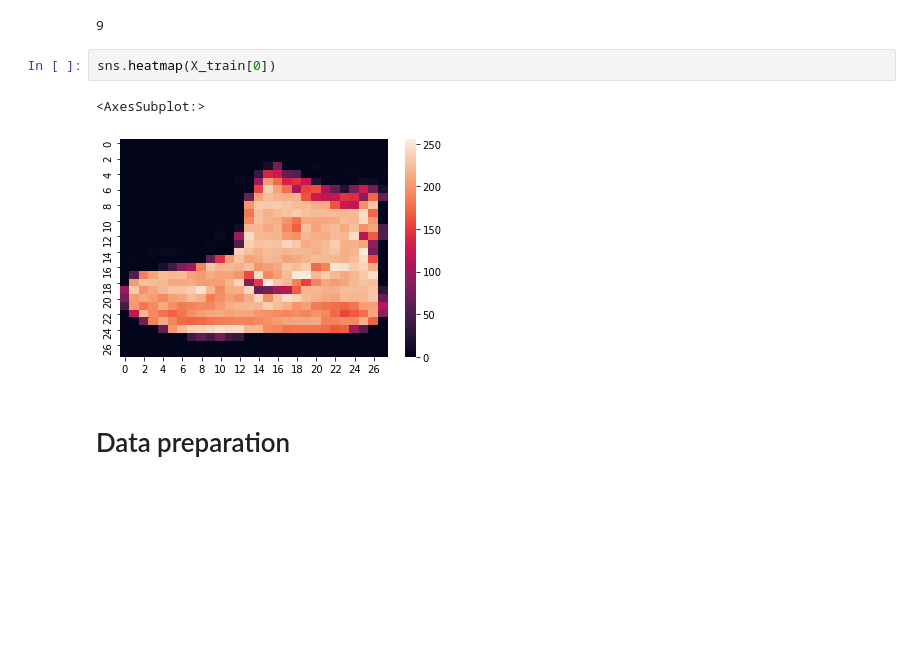
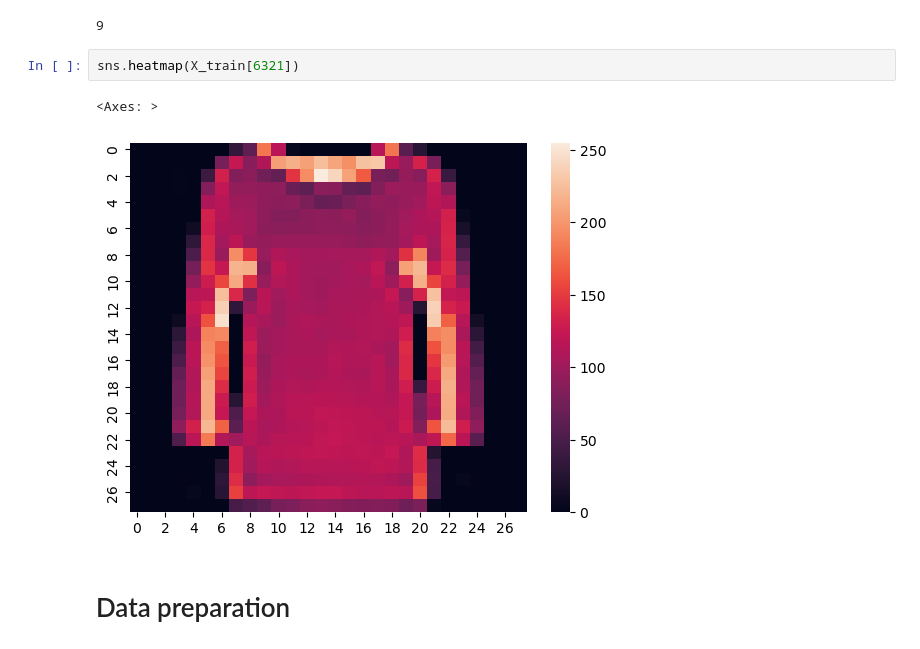
Before and after one commit to JanGorczynski/Image-recognition-fashion-mnist, a Jupyter notebook: Image recognition.ipynb, the cells around one changed output. Saved outputs shown, nothing was run; the diff lists cells and outputs as text; blank space fills up the shorter version.

```diff
--- a/Image recognition.ipynb
+++ b/Image recognition.ipynb
@@ -55,10 +55,10 @@ print(y_train[0])
 # %% [output]
 9
 # %%
-sns.heatmap(X_train[0])
+sns.heatmap(X_train[6321])
 # %% [output]
-<AxesSubplot:>
+<Axes: >
-[figure, old version]
+[figure, new version]
 # %% [markdown]
 # Data preparation
 # %% [markdown]
```
Also changed, not shown: parts of 40 cells of this notebook.
